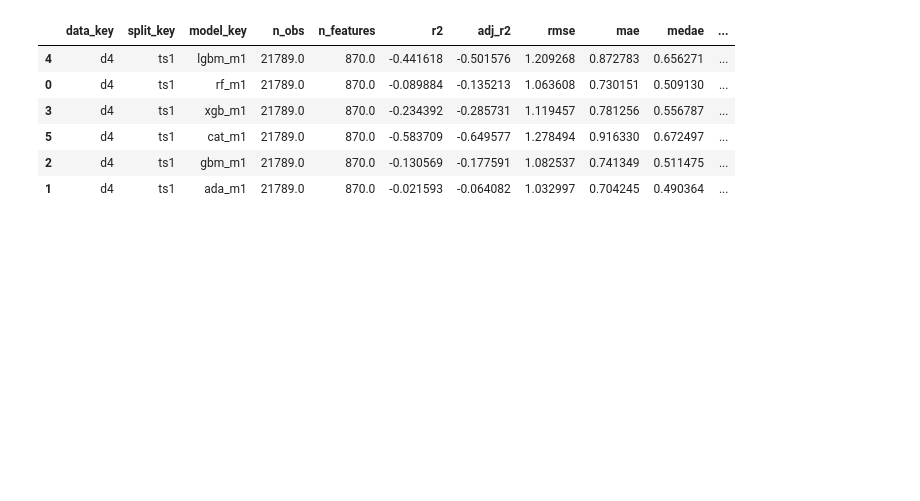
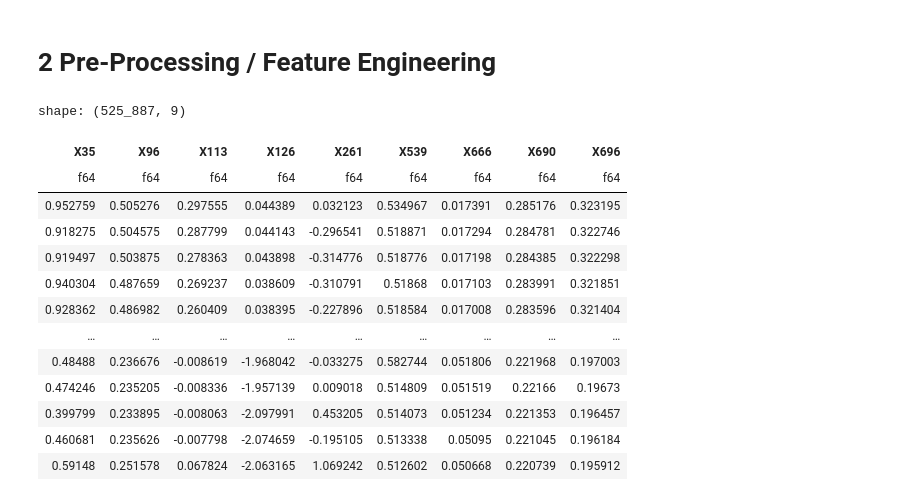
Before and after one commit to ryantjx/kaggle, a Jupyter notebook: drw-cryptomarketprediction2025/kaggle/main-treebasedmodel.ipynb, the cells around one changed output. Saved outputs shown, nothing was run; the diff lists cells and outputs as text; code cells hidden in the pictures; blank space fills up the shorter version.

```diff
--- a/drw-cryptomarketprediction2025/kaggle/main-treebasedmodel.ipynb
+++ b/drw-cryptomarketprediction2025/kaggle/main-treebasedmodel.ipynb
@@ -521,11 +39,0 @@ You can set `force_col_wise=true` to remove the overhead.
-# %%
-df_results = pd.DataFrame(results).sort_values(by=['pearson_corr'], ascending=False)
-df_results
-# %% [output]
-|  | data_key | split_key | model_key | n_obs | n_features | r2 | adj_r2 | rmse | mae | medae | ... |
-| 4 | d4 | ts1 | lgbm_m1 | 21789.0 | 870.0 | -0.441618 | -0.501576 | 1.209268 | 0.872783 | 0.656271 | ... |
-| 0 | d4 | ts1 | rf_m1 | 21789.0 | 870.0 | -0.089884 | -0.135213 | 1.063608 | 0.730151 | 0.509130 | ... |
-| 3 | d4 | ts1 | xgb_m1 | 21789.0 | 870.0 | -0.234392 | -0.285731 | 1.119457 | 0.781256 | 0.556787 | ... |
-| 5 | d4 | ts1 | cat_m1 | 21789.0 | 870.0 | -0.583709 | -0.649577 | 1.278494 | 0.916330 | 0.672497 | ... |
-| 2 | d4 | ts1 | gbm_m1 | 21789.0 | 870.0 | -0.130569 | -0.177591 | 1.082537 | 0.741349 | 0.511475 | ... |
-| 1 | d4 | ts1 | ada_m1 | 21789.0 | 870.0 | -0.021593 | -0.064082 | 1.032997 | 0.704245 | 0.490364 | ... |
@@ -538,0 +40,35 @@ df_results.to_csv(iteration_name, index = False)
+# %% [markdown]
+# 2 Pre-Processing / Feature Engineering
+# %%
+start = datetime(2023, 3, 1, 0, 0)
+end   = datetime(2024, 2, 29, 23, 59, 59)
+
+features = ['X35', 'X96', 'X113', 'X126', 'X261', 'X539', 'X666', 'X690', 'X696']
+
+X_train = data.filter(
+    (pl.col("timestamp") >= pl.lit(start)) & (pl.col("timestamp") <= pl.lit(end))
+).select(features)
+
+y_train = data.filter(
+    (pl.col("timestamp") >= pl.lit(start)) & (pl.col("timestamp") <= pl.lit(end))
+)["label"]
+
+X_train_np = X_train.to_numpy()
+y_train_np = y_train.to_numpy()
+
+X_train
+# %% [output]
+shape: (525_887, 9)
+| X35 | X96 | X113 | X126 | X261 | X539 | X666 | X690 | X696 |
+| f64 | f64 | f64 | f64 | f64 | f64 | f64 | f64 | f64 |
+| 0.952759 | 0.505276 | 0.297555 | 0.044389 | 0.032123 | 0.534967 | 0.017391 | 0.285176 | 0.323195 |
+| 0.918275 | 0.504575 | 0.287799 | 0.044143 | -0.296541 | 0.518871 | 0.017294 | 0.284781 | 0.322746 |
+| 0.919497 | 0.503875 | 0.278363 | 0.043898 | -0.314776 | 0.518776 | 0.017198 | 0.284385 | 0.322298 |
+| 0.940304 | 0.487659 | 0.269237 | 0.038609 | -0.310791 | 0.51868 | 0.017103 | 0.283991 | 0.321851 |
+| 0.928362 | 0.486982 | 0.260409 | 0.038395 | -0.227896 | 0.518584 | 0.017008 | 0.283596 | 0.321404 |
+| … | … | … | … | … | … | … | … | … |
+| 0.48488 | 0.236676 | -0.008619 | -1.968042 | -0.033275 | 0.582744 | 0.051806 | 0.221968 | 0.197003 |
+| 0.474246 | 0.235205 | -0.008336 | -1.957139 | 0.009018 | 0.514809 | 0.051519 | 0.22166 | 0.19673 |
+| 0.399799 | 0.233895 | -0.008063 | -2.097991 | 0.453205 | 0.514073 | 0.051234 | 0.221353 | 0.196457 |
+| 0.460681 | 0.235626 | -0.007798 | -2.074659 | -0.195105 | 0.513338 | 0.05095 | 0.221045 | 0.196184 |
+| 0.59148 | 0.251578 | 0.067824 | -2.063165 | 1.069242 | 0.512602 | 0.050668 | 0.220739 | 0.195912 |
```
Also changed, not shown: parts of 25 cells of this notebook.
